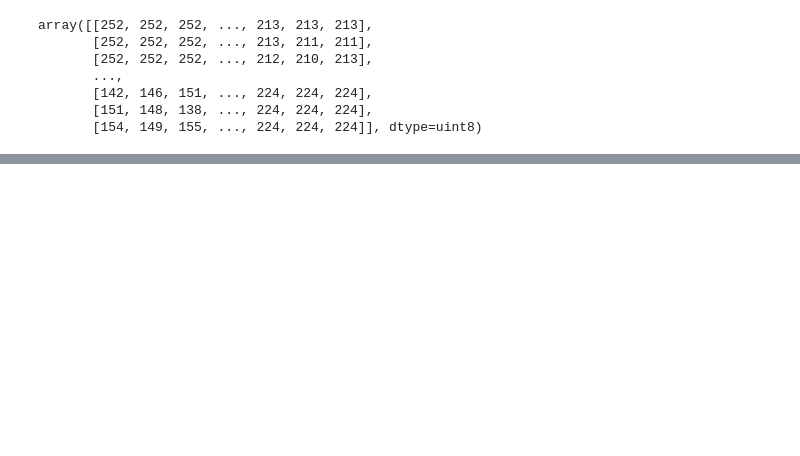
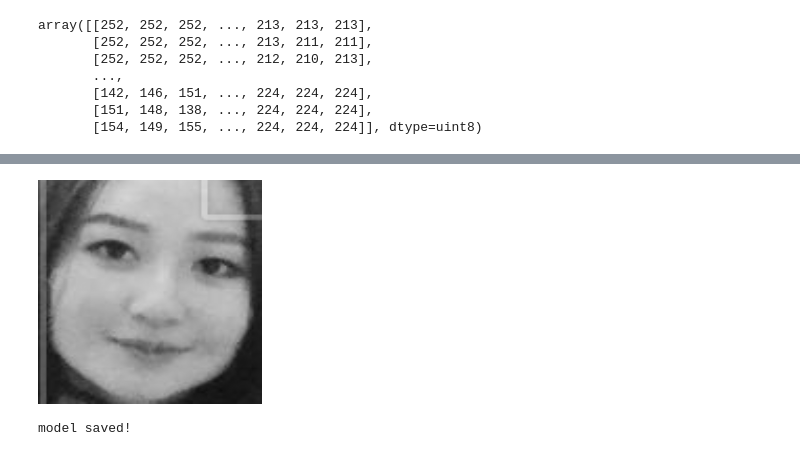
Before and after one commit to nmit-406/image-processing-labs, a Jupyter notebook: end-project/baky-and-khuslen/Model_build/Face_recognizer_tbd.ipynb, the cells around one changed output, grey strips where cells are left out. Saved outputs shown, nothing was run; the diff lists cells and outputs as text; code cells hidden in the pictures; blank space fills up the shorter version.

```diff
--- a/end-project/baky-and-khuslen/Model_build/Face_recognizer_tbd.ipynb
+++ b/end-project/baky-and-khuslen/Model_build/Face_recognizer_tbd.ipynb
@@ -59,0 +311,11 @@ torch.Size([1, 224, 224])
+# %%
+from PIL import Image
+trans = transforms.ToPILImage(mode=None)
+trans(test_x[data_id]).convert("RGB")
+# %% [output]
+[figure, added]
+# %%
+torch.save(model.state_dict(), 'cnn_khuslen_bakyz.pt')
+print("model saved!")
+# %% [output]
+model saved!
```
Also changed, not shown: parts of 42 cells of this notebook, 36 other files.
